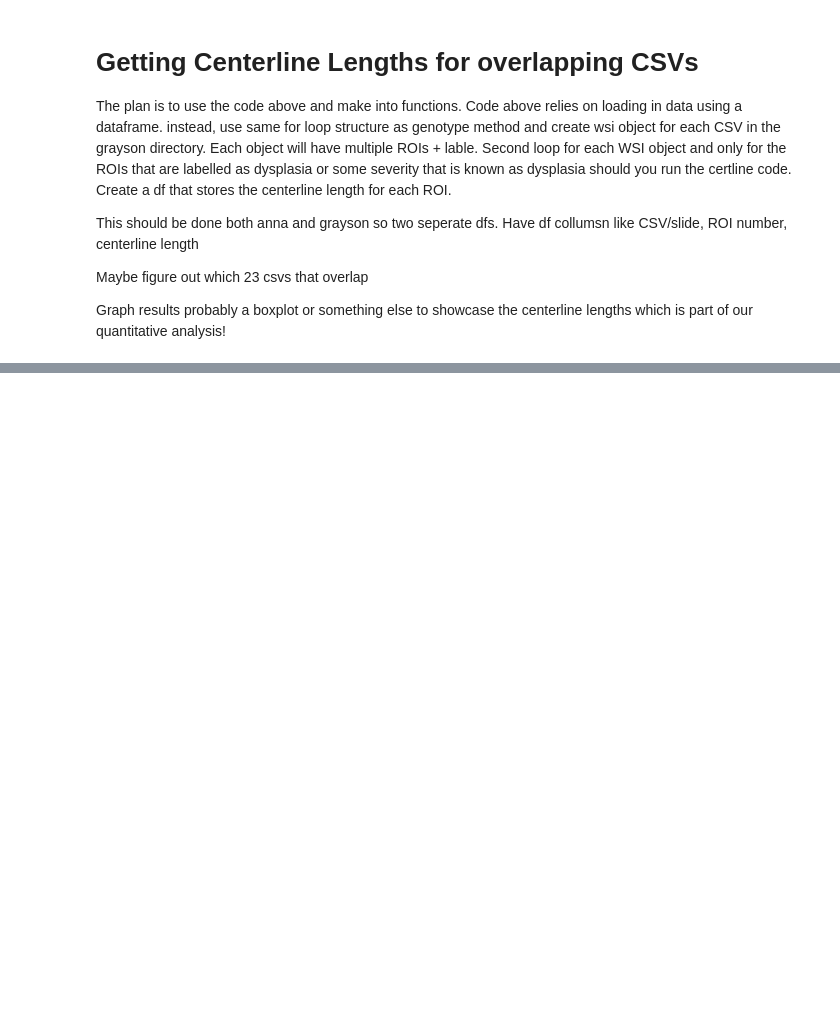
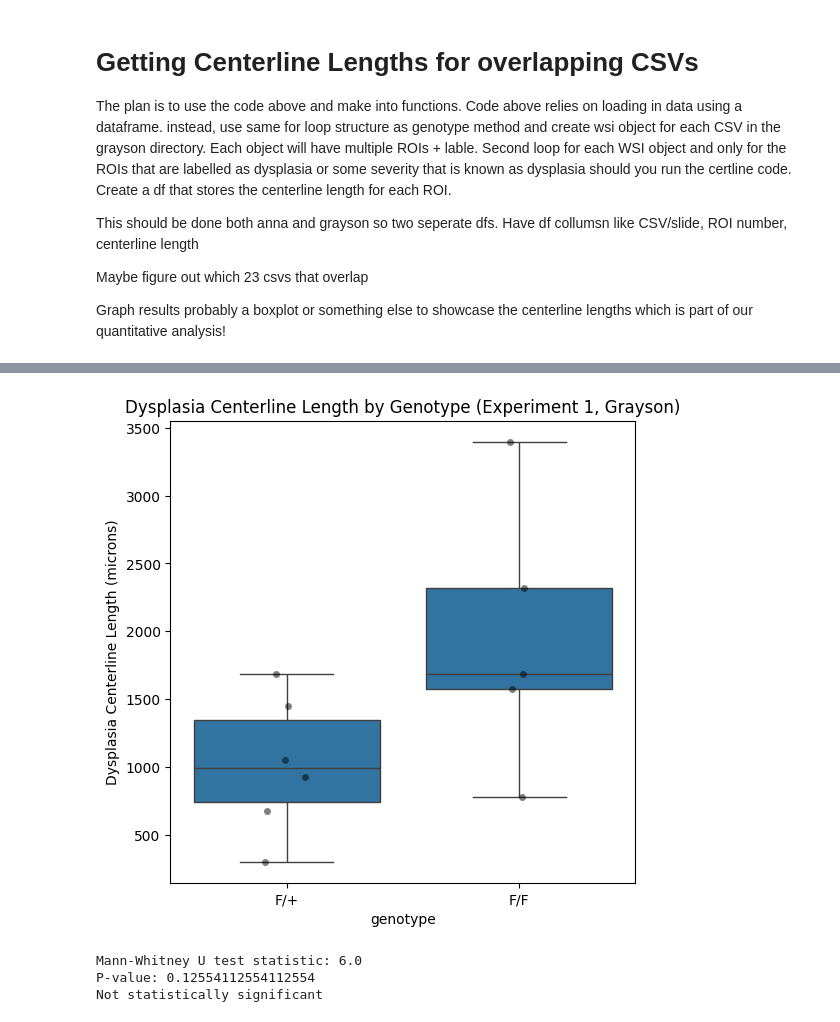
Before and after one commit to Satanna1/Cancer_Project_2025, a Jupyter notebook: Qualitative_Notebook.ipynb, the cells around one changed output, grey strips where cells are left out. Drawn from its saved outputs; the diff is of its cells as text; code cells hidden in the pictures; blank space fills up the shorter version.

```diff
--- a/Qualitative_Notebook.ipynb
+++ b/Qualitative_Notebook.ipynb
@@ -1020,11 +1065,13 @@ def find_longest_path(G_largest):
 
 # For example, choose an ROI to process
 
-#make into function that takes in wsi object and dataframe
+#make into function that takes in wsi object
 def process_wsi(wsi):
     #get pixel to microns ratio
     mpp = wsi.mpp
     polygons = []
+    centerline = None
+
     for roi in wsi.rois:
         # Determine if the ROI geometry is a Polygon or MultiPolygon
         if roi.label and roi.poly.geom_type == "Polygon" and roi.label.lower() in ['mild', 'moderate', 'severe', 'dysplasia']:
@@ -1099,20 +1146,22 @@ def process_wsi(wsi):
     total_centerline_length = sum(centerline_lengths)
     print("Total Centerline Length:", total_centerline_length)
 
-    #print to ensure that the centerline is correct
-    fig, ax = plt.subplots(figsize=(8, 6))
-    x, y = roi_polygon.exterior.xy
-    ax.plot(x, y, linestyle="-", color="blue", label="ROI Boundary")
+    #print to ensure that the centerline is correct (note this is just one centerline for each slide as a check, not printing all centerlines)
+    #skip if no centerline found
+    if centerline and len(centerline.coords) > 1:
+        fig, ax = plt.subplots(figsize=(8, 6))
+        x, y = roi_polygon.exterior.xy
+        ax.plot(x, y, linestyle="-", color="blue", label="ROI Boundary")
 
     if centerline and len(centerline.coords) > 1:
         cx, cy = centerline.xy
         ax.plot(cx, cy, linestyle="--", color="red", linewidth=2, label="Refined Centerline")
 
-    plt.xlabel("X-coordinates")
-    plt.ylabel("Y-coordinates")
-    plt.title(f"Final Centerline with Percentile-based Trimming ({wsi.name})")
-    plt.legend()
-    plt.show()
+        plt.xlabel("X-coordinates")
+        plt.ylabel("Y-coordinates")
+        plt.title(f"Final Centerline with Percentile-based Trimming ({wsi.name})")
+        plt.legend()
+        plt.show()
 
     #convert centerline length to microns
     total_centerline_length_microns = total_centerline_length * mpp
@@ -1292,0 +1429,40 @@ plt.legend()
+# %%
+#make boxplot of dysplasia centerline length by genotype
+import seaborn as sns
+import matplotlib.pyplot as plt
+
+#drop rows where area is zero
+results = results[results["total_dys_centerline_length"] > 0]
+#make boxplot of dysplasia percentage by genotype
+plt.figure(figsize=(6, 6))
+sns.boxplot(x='genotype', y='total_dys_centerline_length', data=results)
+sns.stripplot(x='genotype', y='total_dys_centerline_length', data=results,
+              color='black', alpha=0.5)  # optional jittered points
+
+plt.title("Dysplasia Centerline Length by Genotype (Experiment 1, Grayson)")
+plt.ylabel("Dysplasia Centerline Length (microns)")
+plt.show()
+# %% [output]
+[figure, added]
+# %%
+#seeing if results are statistically different
+from scipy.stats import mannwhitneyu
+
+# Split groups
+group_fplus = results[results["genotype"] == "F/+"]["total_dys_centerline_length"]
+group_ff = results[results["genotype"] == "F/F"]["total_dys_centerline_length"]
+
+# Run Mann-Whitney U test
+stat, p = mannwhitneyu(group_fplus, group_ff, alternative='two-sided')
+
+print(f"Mann-Whitney U test statistic: {stat}")
+print(f"P-value: {p}")
+
+if p < 0.05:
+    print("Statistically significant difference")
+else:
+    print("Not statistically significant")
+# %% [output]
+Mann-Whitney U test statistic: 6.0
+P-value: 0.12554112554112554
+Not statistically significant
```
Also changed, not shown: parts of 19 cells of this notebook, 2 other files.
